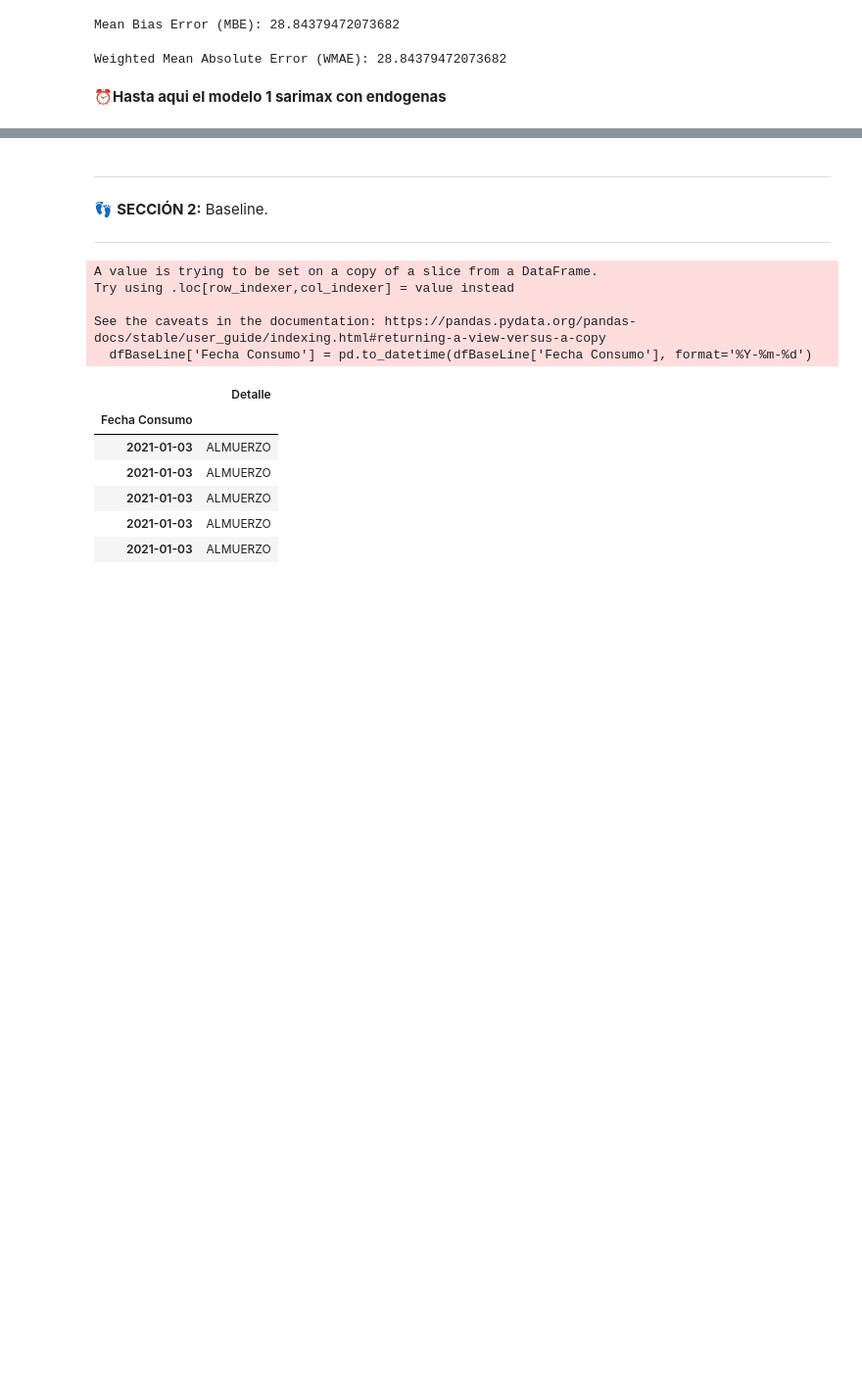
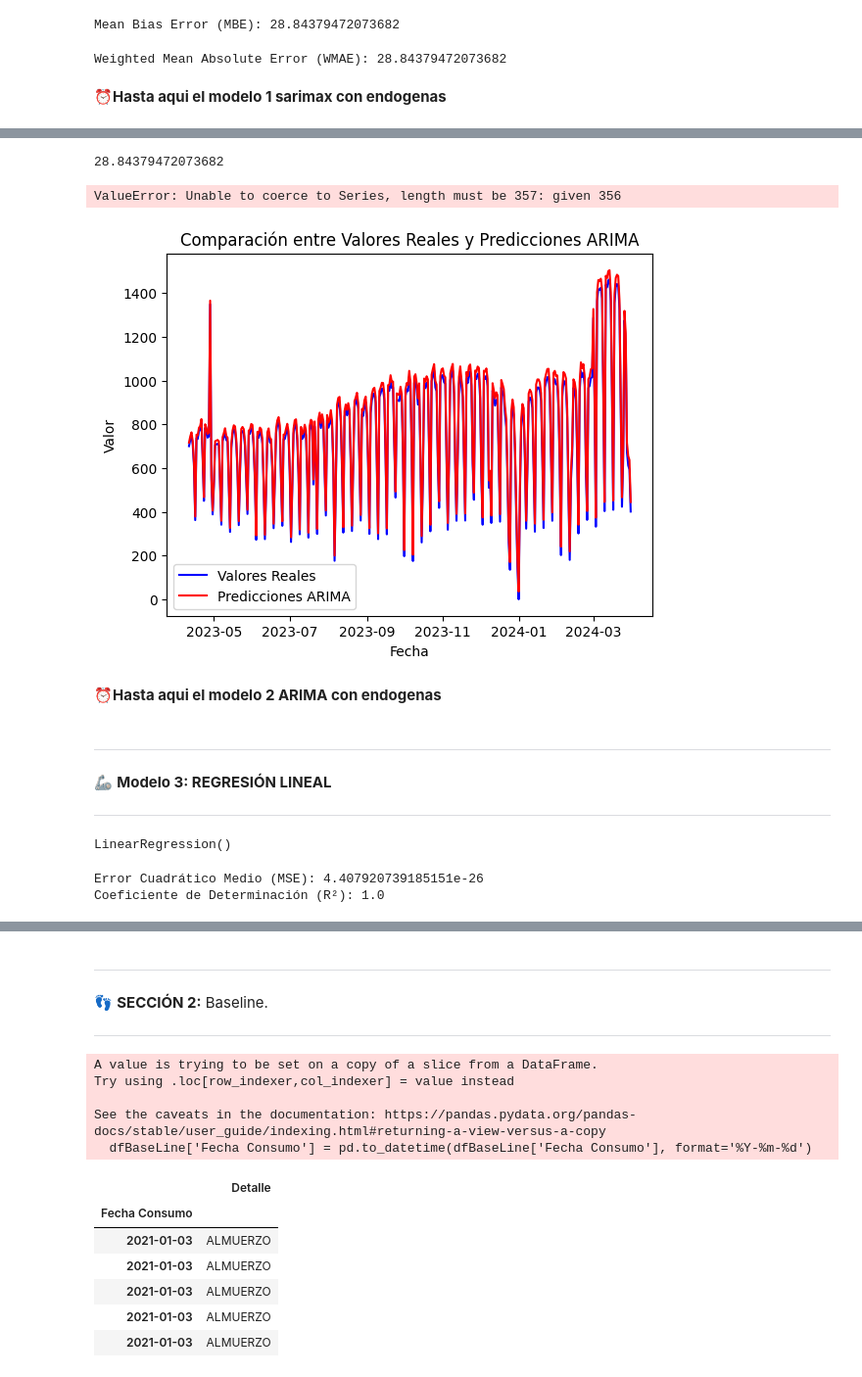
Before and after one commit to A01793509/Equipo_44, a Jupyter notebook: Avance4_44.ipynb, the cells around one changed output, grey strips where cells are left out. Shown at 98% size. Saved outputs shown, nothing was run; the diff lists cells and outputs as text; code cells hidden in the pictures; blank space fills up the shorter version.

```diff
--- a/Avance4_44.ipynb
+++ b/Avance4_44.ipynb
@@ -396,0 +446,64 @@ ValueError: x and y must have same first dimension, but have shapes (0,) and (35
+# %%
+# Calcular los errores absolutos entre las predicciones y los valores reales
+mae = mean_absolute_error(test_endog, pred_mean)
+print(mae)
+# %% [output]
+28.84379472073682
+# %%
+import numpy as np
+from sklearn.metrics import mean_absolute_error
+
+# Calcular los errores absolutos entre las predicciones y los valores reales
+errors = abs(test_endog - pred_mean)
+
+# Normalizar los pesos para que sumen 1
+weights = weights / np.sum(weights)
+
+# Verificar longitudes de datos
+assert len(test_endog) == len(pred_mean) == len(weights), "Las longitudes de los datos no coinciden"
+
+# Calcular el WMAE
+wmae = np.sum(errors * weights) / np.sum(weights)
+
+print("WMAE:", wmae)
+# %% [output]
+ValueError: Unable to coerce to Series, length must be 357: given 356
+# %%
+# Graficar los valores reales
+plt.plot(test_endog, label='Valores Reales', color='blue')
+
+# Graficar las predicciones
+plt.plot(pred_mean, label='Predicciones ARIMA', color='red')
+
+# Agregar etiquetas y leyenda
+plt.xlabel('Fecha')
+plt.ylabel('Valor')
+plt.title('Comparación entre Valores Reales y Predicciones ARIMA')
+plt.legend()
+
+# Mostrar la gráfica
+plt.show()
+# %% [output]
+[figure, added]
+# %% [markdown]
+⏰**Hasta aqui el modelo 2 ARIMA con endogenas**
+# %% [markdown]
+
+
+---
+
+
+🦾 **Modelo 3: REGRESIÓN LINEAL**
+
+
+---
+# %%
+from sklearn.linear_model import LinearRegression
+
+# Crear una instancia del modelo de regresión lineal
+Modelo_REGRESION = LinearRegression()
+
+# Entrenar el modelo utilizando los datos de entrenamiento
+Modelo_REGRESION.fit(train_exog, train_endog)
+# %% [output]
+LinearRegression()
@@ -396,0 +513,12 @@ ValueError: x and y must have same first dimension, but have shapes (0,) and (35
+# %%
+# Calcular el error cuadrático medio (MSE)
+mse = mean_squared_error(test_endog, predicciones)
+
+# Calcular el coeficiente de determinación (R²)
+r2 = r2_score(test_endog, predicciones)
+
+print("Error Cuadrático Medio (MSE):", mse)
+print("Coeficiente de Determinación (R²):", r2)
+# %% [output]
+Error Cuadrático Medio (MSE): 4.407920739185151e-26
+Coeficiente de Determinación (R²): 1.0
```
Also changed, not shown: parts of 19 cells of this notebook.
